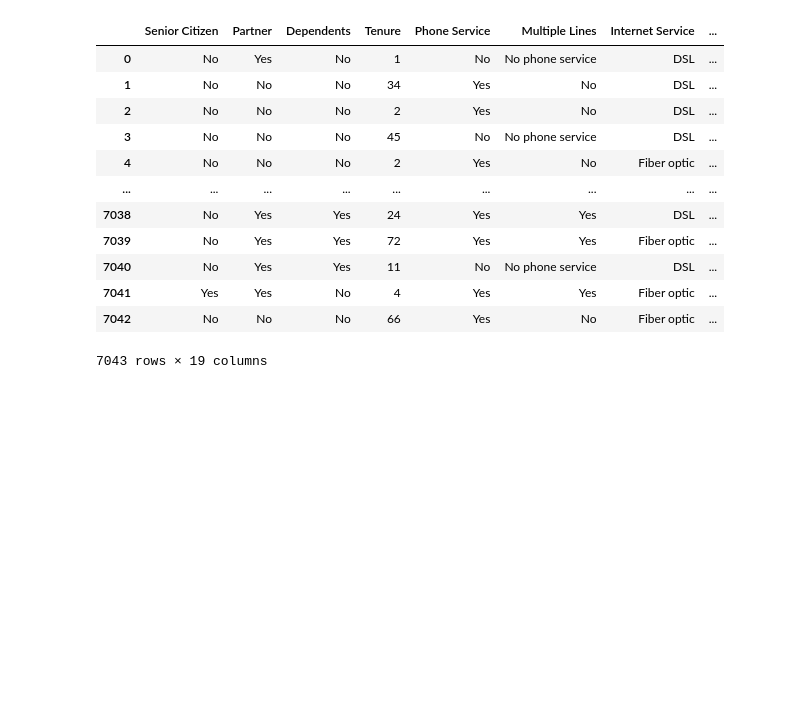
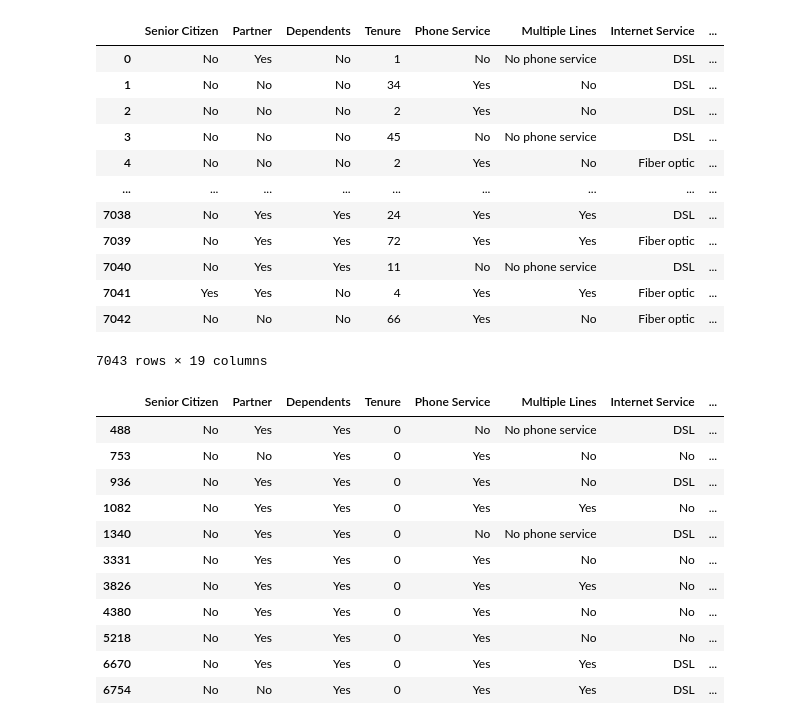
Before and after one commit to gaherna3/Case-Study-3-, a Jupyter notebook: Telco Churning - Modeling - Case Study 3.ipynb, the cells around one changed output. Drawn from its saved outputs; the diff is of its cells as text; code cells hidden in the pictures; blank space fills up the shorter version.

```diff
--- a/Telco Churning - Modeling - Case Study 3.ipynb
+++ b/Telco Churning - Modeling - Case Study 3.ipynb
@@ -349,3 +349,18 @@ df_model
 | 7041 | Yes | Yes | No | 4 | Yes | Yes | Fiber optic | ... |
 | 7042 | No | No | No | 66 | Yes | No | Fiber optic | ... |
 7043 rows × 19 columns
+# %%
+df_model[df_model['Tenure']==0]
+# %% [output]
+|  | Senior Citizen | Partner | Dependents | Tenure | Phone Service | Multiple Lines | Internet Service | ... |
+| 488 | No | Yes | Yes | 0 | No | No phone service | DSL | ... |
+| 753 | No | No | Yes | 0 | Yes | No | No | ... |
+| 936 | No | Yes | Yes | 0 | Yes | No | DSL | ... |
+| 1082 | No | Yes | Yes | 0 | Yes | Yes | No | ... |
+| 1340 | No | Yes | Yes | 0 | No | No phone service | DSL | ... |
+| 3331 | No | Yes | Yes | 0 | Yes | No | No | ... |
+| 3826 | No | Yes | Yes | 0 | Yes | Yes | No | ... |
+| 4380 | No | Yes | Yes | 0 | Yes | No | No | ... |
+| 5218 | No | Yes | Yes | 0 | Yes | No | No | ... |
+| 6670 | No | Yes | Yes | 0 | Yes | Yes | DSL | ... |
+| 6754 | No | No | Yes | 0 | Yes | Yes | DSL | ... |
```
Also changed, not shown: parts of 31 cells of this notebook.
